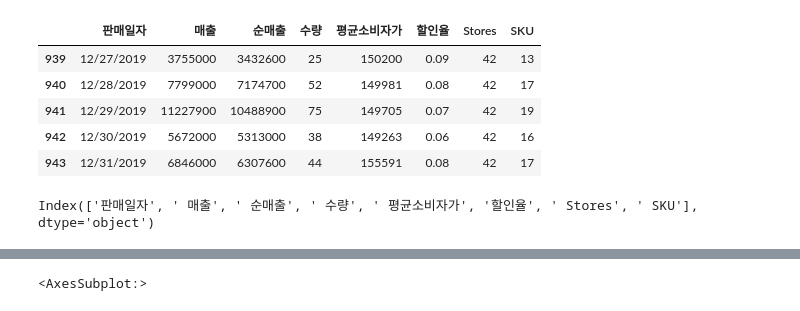
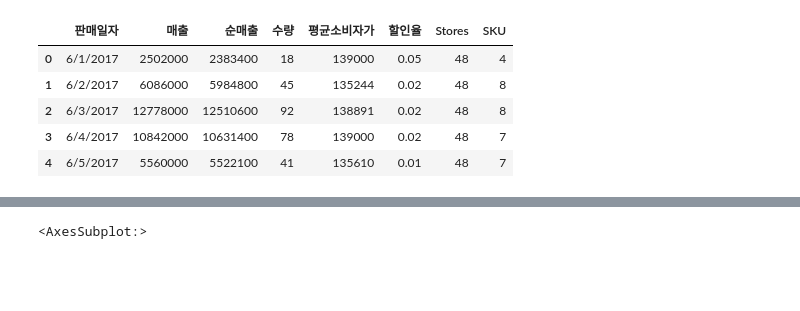
Before and after one commit to anntae1202/-, a Jupyter notebook: raw-super.ipynb, the cells around one changed output, grey strips where cells are left out. Drawn from its saved outputs; the diff is of its cells as text; code cells hidden in the pictures; blank space fills up the shorter version.

```diff
--- a/raw-super.ipynb
+++ b/raw-super.ipynb
@@ -19,24 +1,17 @@ memory usage: 59.1+ KB
-# %%
-import numpy as np
-import pandas as pd
-
-data=pd.read_csv("./Raw.csv",thousands = ',')
-data.head(30)
-data.head()
-data.tail()
-#2020년 1월은 31일까지 존재. 1월 1일은 944번째.즉, 974번째까지 예측
-# %% [output]
-|  | 판매일자 | 매출 | 순매출 | 수량 | 평균소비자가 | 할인율 | Stores | SKU |
-| 939 | 12/27/2019 | 3755000 | 3432600 | 25 | 150200 | 0.09 | 42 | 13 |
-| 940 | 12/28/2019 | 7799000 | 7174700 | 52 | 149981 | 0.08 | 42 | 17 |
-| 941 | 12/29/2019 | 11227900 | 10488900 | 75 | 149705 | 0.07 | 42 | 19 |
-| 942 | 12/30/2019 | 5672000 | 5313000 | 38 | 149263 | 0.06 | 42 | 16 |
-| 943 | 12/31/2019 | 6846000 | 6307600 | 44 | 155591 | 0.08 | 42 | 17 |
 # %%
 #결측값 없음
 # 매출, 순매출, 평균소비자가 모두 수치형으로(thousands = ',' 으로 해결)
 # 날짜형으로 변경안해도됨.
-# %%
-data.columns # 순매출과 수량 예측
-# %% [output]
-Index(['판매일자', ' 매출', ' 순매출', ' 수량', ' 평균소비자가', '할인율', ' Stores', ' SKU'], dtype='object')
+# %%
+raw_df=pd.read_csv("./Raw.csv",thousands = ',')
+raw_df=raw_df.rename(columns={' 매출':'매출',' 순매출':'순매출',
+                                ' 수량':'수량', ' 평균소비자가':'평균소비자가',
+                                ' Stores':'Stores', ' SKU':'SKU'})
+raw_df.head()
+# %% [output]
+|  | 판매일자 | 매출 | 순매출 | 수량 | 평균소비자가 | 할인율 | Stores | SKU |
+| 0 | 6/1/2017 | 2502000 | 2383400 | 18 | 139000 | 0.05 | 48 | 4 |
+| 1 | 6/2/2017 | 6086000 | 5984800 | 45 | 135244 | 0.02 | 48 | 8 |
+| 2 | 6/3/2017 | 12778000 | 12510600 | 92 | 138891 | 0.02 | 48 | 8 |
+| 3 | 6/4/2017 | 10842000 | 10631400 | 78 | 139000 | 0.02 | 48 | 7 |
+| 4 | 6/5/2017 | 5560000 | 5522100 | 41 | 135610 | 0.01 | 48 | 7 |
```
Also changed, not shown: parts of 20 cells of this notebook.
